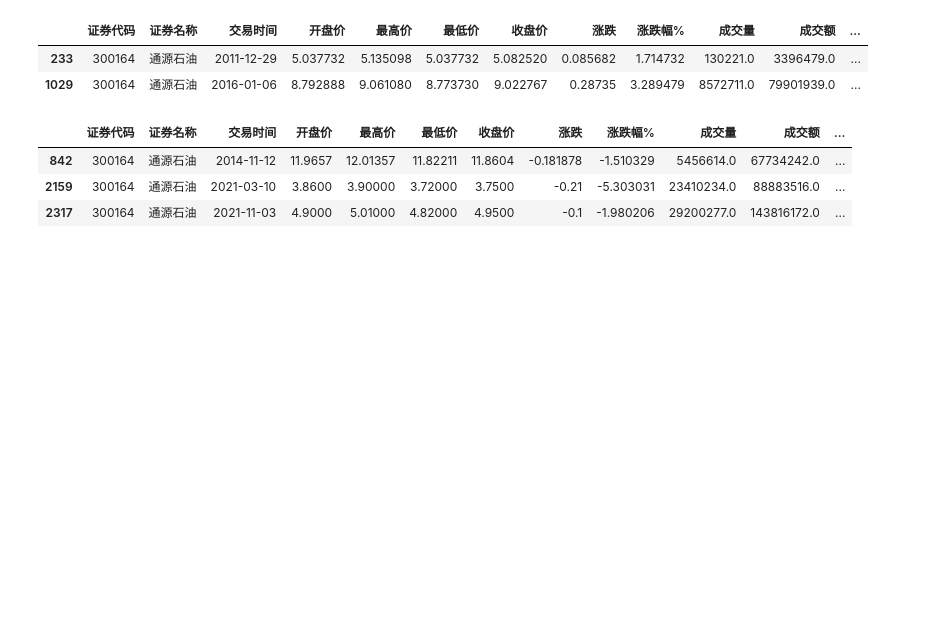
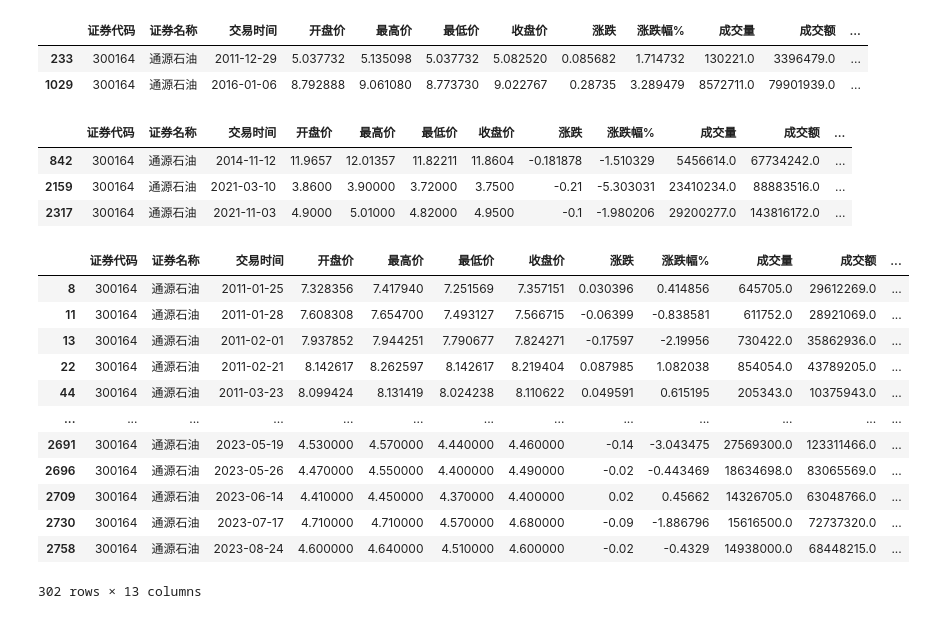
Before and after one commit to Zhu-Aemon/Quant_replication, a Jupyter notebook: Candlestick/Pattern.ipynb, the cells around one changed output. Drawn from its saved outputs; the diff is of its cells as text; code cells hidden in the pictures; blank space fills up the shorter version.

```diff
--- a/Candlestick/Pattern.ipynb
+++ b/Candlestick/Pattern.ipynb
@@ -348,3 +348,32 @@ data[bearish_end_line(data)]
 | 842 | 300164 | 通源石油 | 2014-11-12 | 11.9657 | 12.01357 | 11.82211 | 11.8604 | -0.181878 | -1.510329 | 5456614.0 | 67734242.0 | ... |
 | 2159 | 300164 | 通源石油 | 2021-03-10 | 3.8600 | 3.90000 | 3.72000 | 3.7500 | -0.21 | -5.303031 | 23410234.0 | 88883516.0 | ... |
 | 2317 | 300164 | 通源石油 | 2021-11-03 | 4.9000 | 5.01000 | 4.82000 | 4.9500 | -0.1 | -1.980206 | 29200277.0 | 143816172.0 | ... |
+# %%
+def bear_line(stock_data):
+    """
+    判断是否是孕育线
+    :param stock_data: 股票数据 dataframe
+    :return: boolean mask numpy 1d array
+    """
+    O = np.array(stock_data['开盘价'])
+    L = np.array(stock_data['最低价'])
+    H = np.array(stock_data['最高价'])
+    C = np.array(stock_data['收盘价'])
+    body_size = np.abs(O - C)
+    return (np.roll(np.maximum(O, C), 1) > np.maximum(O, C)) & (np.roll(np.minimum(O, C), 1) < np.minimum(O, C))
+# %%
+data[bear_line(data)]
+# %% [output]
+|  | 证券代码 | 证券名称 | 交易时间 | 开盘价 | 最高价 | 最低价 | 收盘价 | 涨跌 | 涨跌幅% | 成交量 | 成交额 | ... |
+| 8 | 300164 | 通源石油 | 2011-01-25 | 7.328356 | 7.417940 | 7.251569 | 7.357151 | 0.030396 | 0.414856 | 645705.0 | 29612269.0 | ... |
+| 11 | 300164 | 通源石油 | 2011-01-28 | 7.608308 | 7.654700 | 7.493127 | 7.566715 | -0.06399 | -0.838581 | 611752.0 | 28921069.0 | ... |
+| 13 | 300164 | 通源石油 | 2011-02-01 | 7.937852 | 7.944251 | 7.790677 | 7.824271 | -0.17597 | -2.19956 | 730422.0 | 35862936.0 | ... |
+| 22 | 300164 | 通源石油 | 2011-02-21 | 8.142617 | 8.262597 | 8.142617 | 8.219404 | 0.087985 | 1.082038 | 854054.0 | 43789205.0 | ... |
+| 44 | 300164 | 通源石油 | 2011-03-23 | 8.099424 | 8.131419 | 8.024238 | 8.110622 | 0.049591 | 0.615195 | 205343.0 | 10375943.0 | ... |
+| ... | ... | ... | ... | ... | ... | ... | ... | ... | ... | ... | ... | ... |
+| 2691 | 300164 | 通源石油 | 2023-05-19 | 4.530000 | 4.570000 | 4.440000 | 4.460000 | -0.14 | -3.043475 | 27569300.0 | 123311466.0 | ... |
+| 2696 | 300164 | 通源石油 | 2023-05-26 | 4.470000 | 4.550000 | 4.400000 | 4.490000 | -0.02 | -0.443469 | 18634698.0 | 83065569.0 | ... |
+| 2709 | 300164 | 通源石油 | 2023-06-14 | 4.410000 | 4.450000 | 4.370000 | 4.400000 | 0.02 | 0.45662 | 14326705.0 | 63048766.0 | ... |
+| 2730 | 300164 | 通源石油 | 2023-07-17 | 4.710000 | 4.710000 | 4.570000 | 4.680000 | -0.09 | -1.886796 | 15616500.0 | 72737320.0 | ... |
+| 2758 | 300164 | 通源石油 | 2023-08-24 | 4.600000 | 4.640000 | 4.510000 | 4.600000 | -0.02 | -0.4329 | 14938000.0 | 68448215.0 | ... |
+302 rows × 13 columns
```
